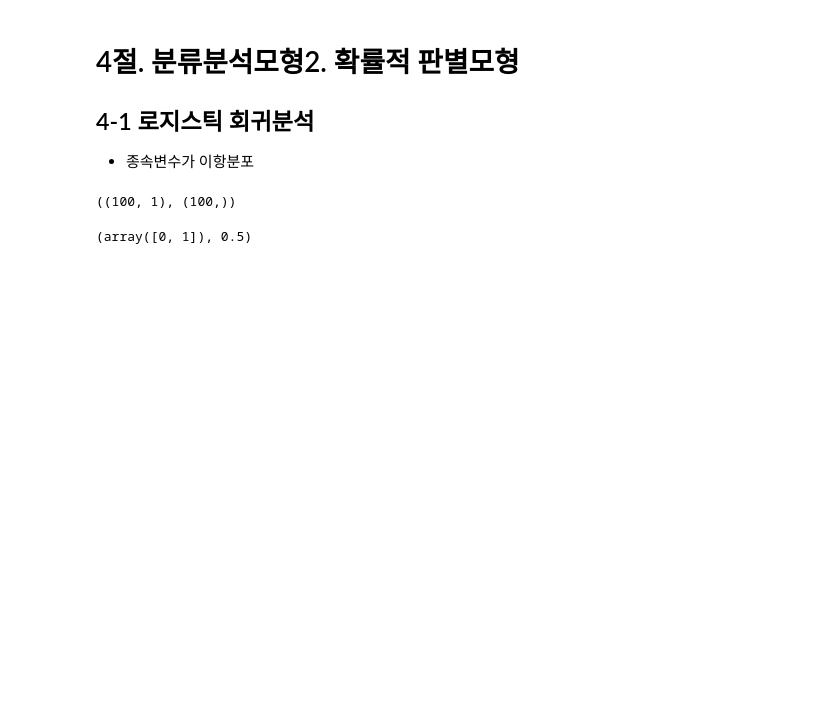
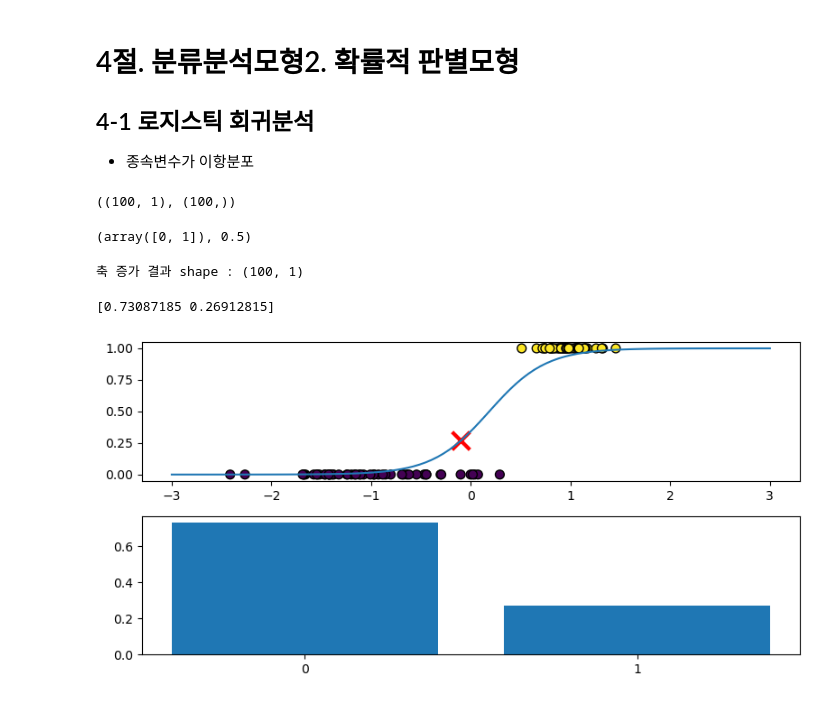
Before and after one commit to yisy0703/ai, a Jupyter notebook: source/13_MachineLearning/3장_분류분석.ipynb, the cells around one changed output. Drawn from its saved outputs; the diff is of its cells as text; code cells hidden in the pictures; blank space fills up the shorter version.

```diff
--- a/source/13_MachineLearning/3장_분류분석.ipynb
+++ b/source/13_MachineLearning/3장_분류분석.ipynb
@@ -286,3 +286,35 @@ np.unique(y), np.mean(y)
 # 모형(모델)생성
 from sklearn.linear_model import LogisticRegression
 model = LogisticRegression().fit(X, y)
+# %%
+xx = np.linspace(-3, 3, 100)
+# xx 값을 predict하기 위해 축추가 : [[-3], [-2.93], ...]
+XX = xx.reshape(-1, 1)
+XX = xx[:, None]
+XX = np.expand_dims(xx, axis=1)
+XX = xx[:, np.newaxis]
+print('축 증가 결과 shape :', XX.shape)
+prob = model.predict_proba(XX) # 각 변수의 0 확률, 1 확률
+# %% [output]
+축 증가 결과 shape : (100, 1)
+# %%
+prob0 = prob[:, 0] # 각 변수의 0일 확률
+prob1 = prob[:, 1] # 각 변수의 1일 확률
+# %%
+test_x = [[-0.1]]
+prob_x = model.predict_proba(test_x)
+print(prob_x[0])
+
+plt.figure(figsize=(8,4))
+plt.subplot(211)
+plt.plot(xx, prob1)
+plt.scatter(test_x[0], prob_x[0][1], c='r', marker='x', s=200, lw=3)
+plt.scatter(X, y, c=y, s=50, edgecolors='k')
+plt.subplot(212)
+plt.bar(model.classes_, prob_x[0])
+plt.xticks(model.classes_)
+plt.tight_layout()
+plt.show()
+# %% [output]
+[0.73087185 0.26912815]
+[figure, added]
```
Also changed, not shown: parts of 1 cell of this notebook.
